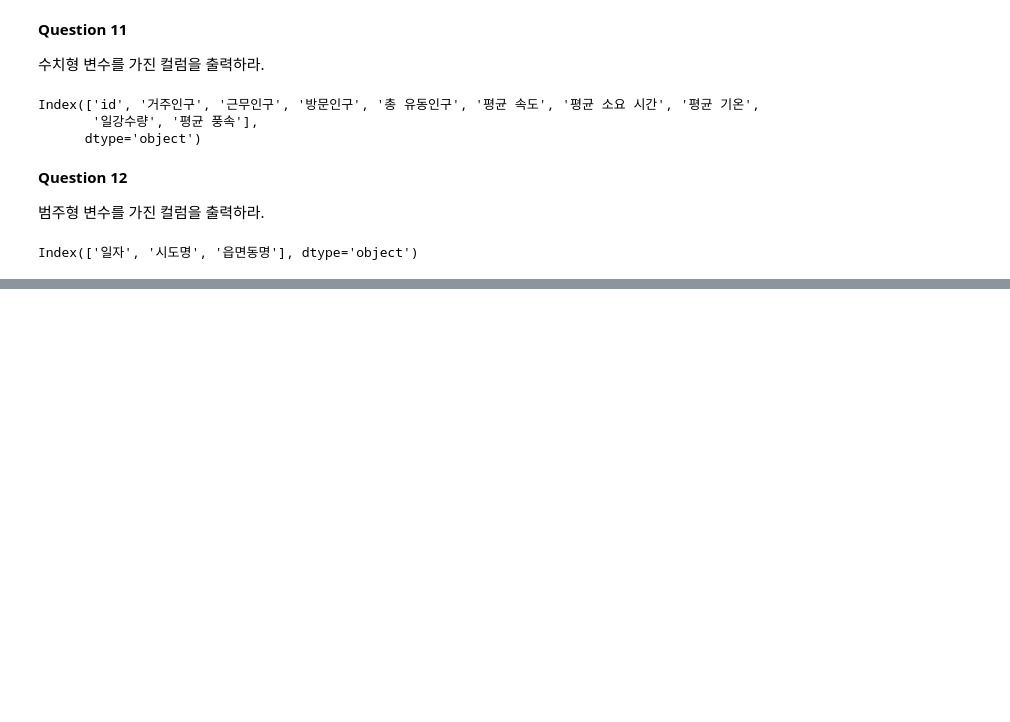
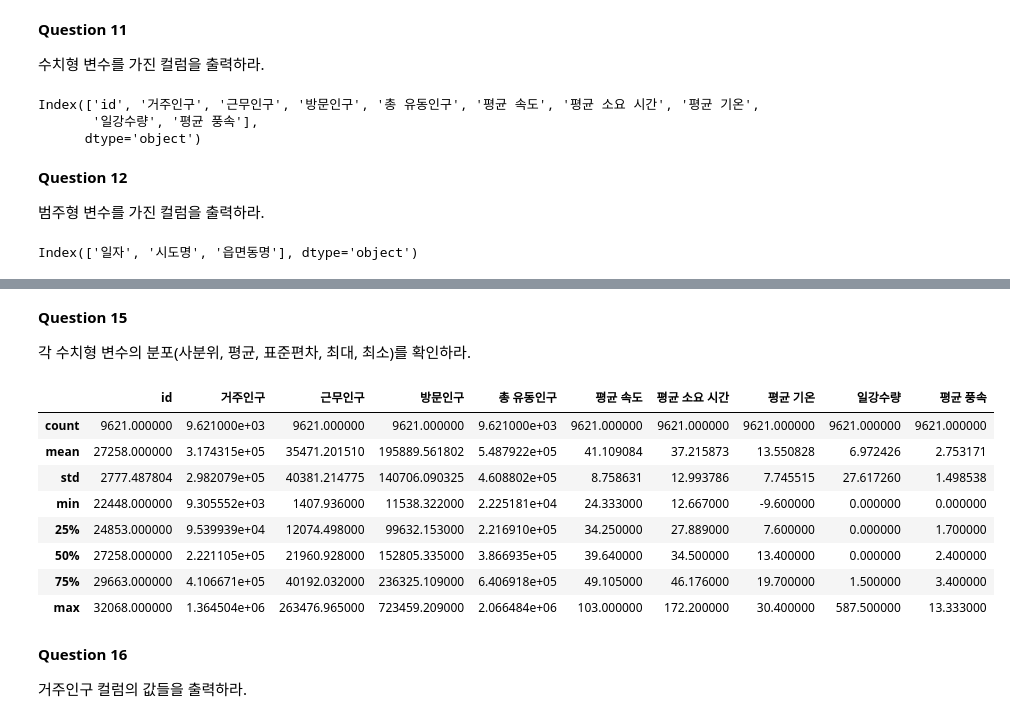
Before and after one commit to cyeon15/Study, a Jupyter notebook: datamanim/데이터 전처리 100 문제/01 Getting & Knowing Data.ipynb, the cells around one changed output, grey strips where cells are left out. Cells and saved outputs as stored; diff of their text form; code cells hidden in the pictures; blank space fills up the shorter version.

```diff
--- a/datamanim/데이터 전처리 100 문제/01 Getting & Knowing Data.ipynb
+++ b/datamanim/데이터 전처리 100 문제/01 Getting & Knowing Data.ipynb
@@ -196,0 +249,21 @@ Index(['일자', '시도명', '읍면동명'], dtype='object')
+# %% [markdown]
+**Question 15**
+
+각 수치형 변수의 분포(사분위, 평균, 표준편차, 최대, 최소)를 확인하라.
+# %%
+Ans = df.describe()
+Ans
+# %% [output]
+|  | id | 거주인구 | 근무인구 | 방문인구 | 총 유동인구 | 평균 속도 | 평균 소요 시간 | 평균 기온 | 일강수량 | 평균 풍속 |
+| count | 9621.000000 | 9.621000e+03 | 9621.000000 | 9621.000000 | 9.621000e+03 | 9621.000000 | 9621.000000 | 9621.000000 | 9621.000000 | 9621.000000 |
+| mean | 27258.000000 | 3.174315e+05 | 35471.201510 | 195889.561802 | 5.487922e+05 | 41.109084 | 37.215873 | 13.550828 | 6.972426 | 2.753171 |
+| std | 2777.487804 | 2.982079e+05 | 40381.214775 | 140706.090325 | 4.608802e+05 | 8.758631 | 12.993786 | 7.745515 | 27.617260 | 1.498538 |
+| min | 22448.000000 | 9.305552e+03 | 1407.936000 | 11538.322000 | 2.225181e+04 | 24.333000 | 12.667000 | -9.600000 | 0.000000 | 0.000000 |
+| 25% | 24853.000000 | 9.539939e+04 | 12074.498000 | 99632.153000 | 2.216910e+05 | 34.250000 | 27.889000 | 7.600000 | 0.000000 | 1.700000 |
+| 50% | 27258.000000 | 2.221105e+05 | 21960.928000 | 152805.335000 | 3.866935e+05 | 39.640000 | 34.500000 | 13.400000 | 0.000000 | 2.400000 |
+| 75% | 29663.000000 | 4.106671e+05 | 40192.032000 | 236325.109000 | 6.406918e+05 | 49.105000 | 46.176000 | 19.700000 | 1.500000 | 3.400000 |
+| max | 32068.000000 | 1.364504e+06 | 263476.965000 | 723459.209000 | 2.066484e+06 | 103.000000 | 172.200000 | 30.400000 | 587.500000 | 13.333000 |
+# %% [markdown]
+**Question 16**
+
+거주인구 컬럼의 값들을 출력하라.
```
Also changed, not shown: parts of 22 cells of this notebook.
